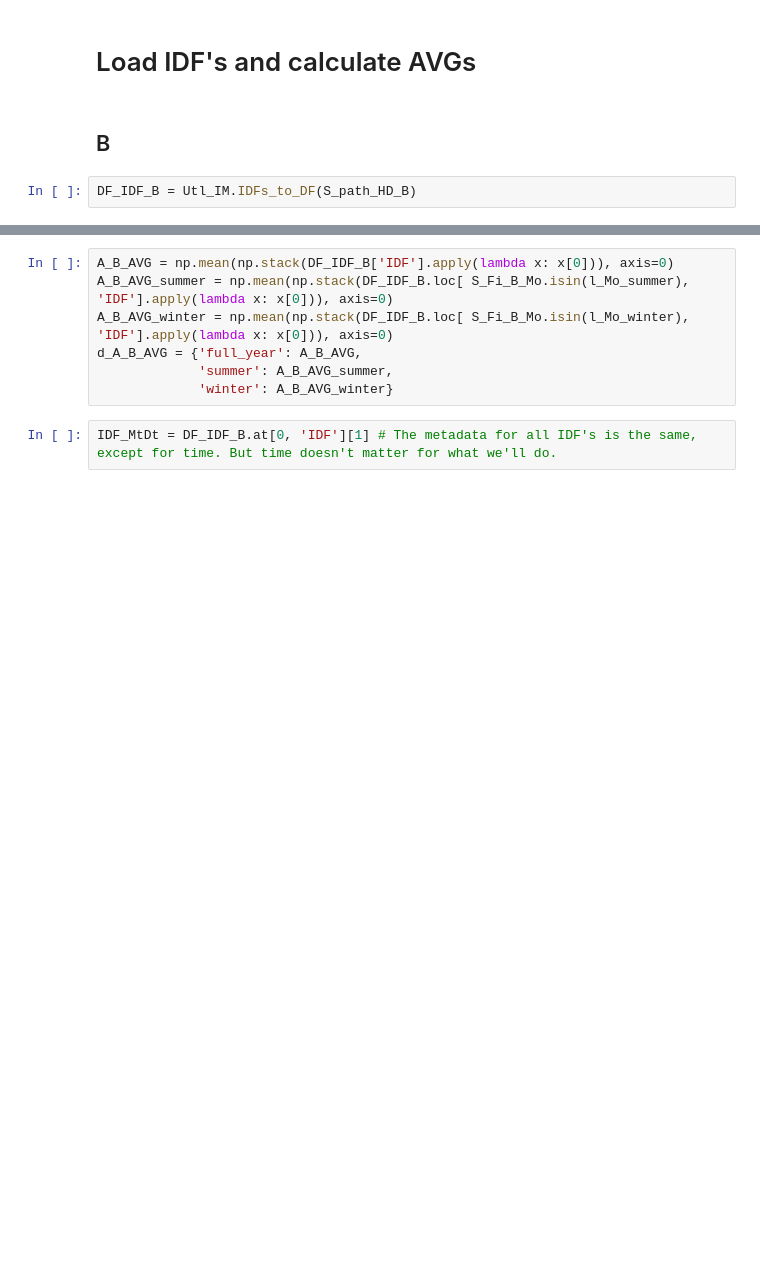
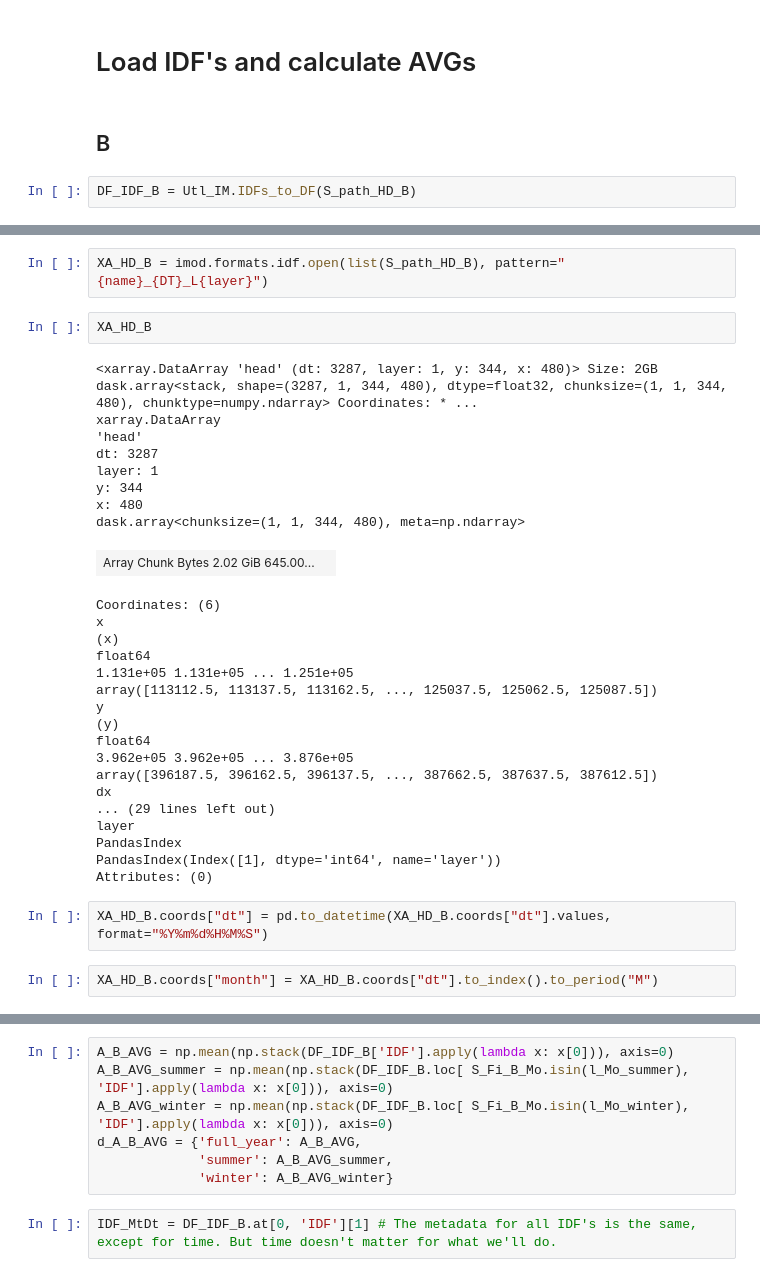
Before and after one commit to Ydrolog/WS_Mdl, a Jupyter notebook: code/PoP/HD_IDFs/PoP_HD_IDFs_NBr13.ipynb, the cells around one changed output, grey strips where cells are left out. Cells and saved outputs as stored; diff of their text form; blank space fills up the shorter version.

Commit message:
Started PoP NBr12-14. Commiting before I edit paths_from_MdlN_Se paths globaly.

```diff
--- a/code/PoP/HD_IDFs/PoP_HD_IDFs_NBr13.ipynb
+++ b/code/PoP/HD_IDFs/PoP_HD_IDFs_NBr13.ipynb
@@ -48,0 +61,35 @@ DF_IDF_B = Utl_IM.IDFs_to_DF(S_path_HD_B)
+# %%
+XA_HD_B = imod.formats.idf.open(list(S_path_HD_B), pattern="{name}_{DT}_L{layer}")
+# %%
+XA_HD_B
+# %% [output]
+<xarray.DataArray 'head' (dt: 3287, layer: 1, y: 344, x: 480)> Size: 2GB dask.array<stack, shape=(3287, 1, 344, 480), dtype=float32, chunksize=(1, 1, 344, 480), chunktype=numpy.ndarray> Coordinates: * ...
+xarray.DataArray
+'head'
+dt: 3287
+layer: 1
+y: 344
+x: 480
+dask.array<chunksize=(1, 1, 344, 480), meta=np.ndarray>
+| Array Chunk Bytes 2.02 GiB 645.00... |  |
+Coordinates: (6)
+x
+(x)
+float64
+1.131e+05 1.131e+05 ... 1.251e+05
+array([113112.5, 113137.5, 113162.5, ..., 125037.5, 125062.5, 125087.5])
+y
+(y)
+float64
+3.962e+05 3.962e+05 ... 3.876e+05
+array([396187.5, 396162.5, 396137.5, ..., 387662.5, 387637.5, 387612.5])
+dx
+... (29 lines left out)
+layer
+PandasIndex
+PandasIndex(Index([1], dtype='int64', name='layer'))
+Attributes: (0)
+# %%
+XA_HD_B.coords["dt"] = pd.to_datetime(XA_HD_B.coords["dt"].values, format="%Y%m%d%H%M%S")
+# %%
+XA_HD_B.coords["month"] = XA_HD_B.coords["dt"].to_index().to_period("M")
```
Also changed, not shown: parts of 6 cells of this notebook, 3 other files.
